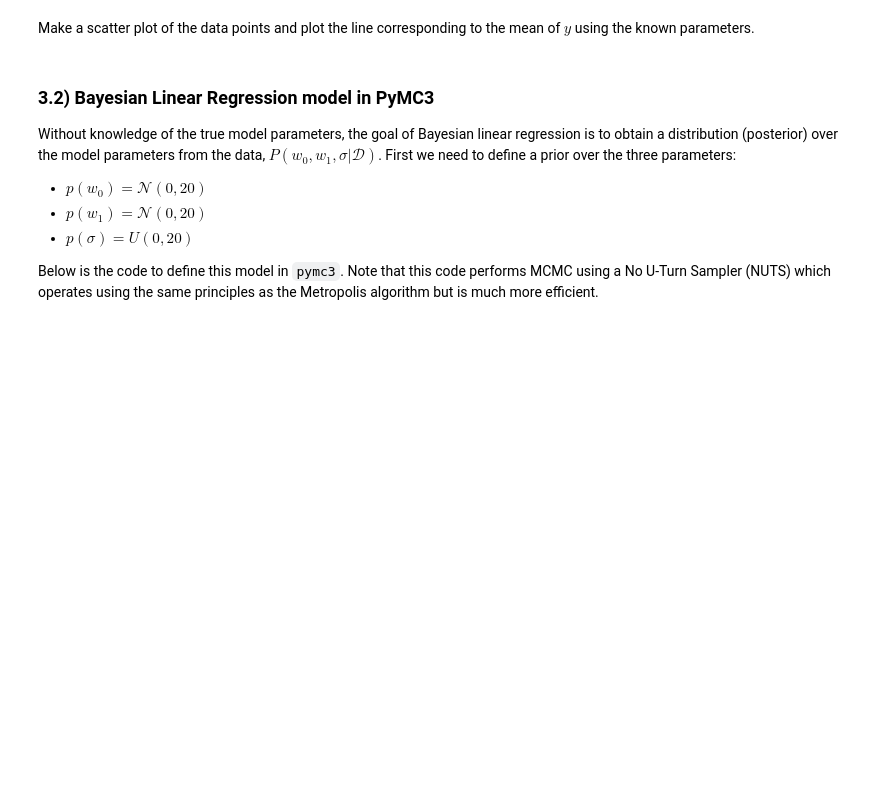
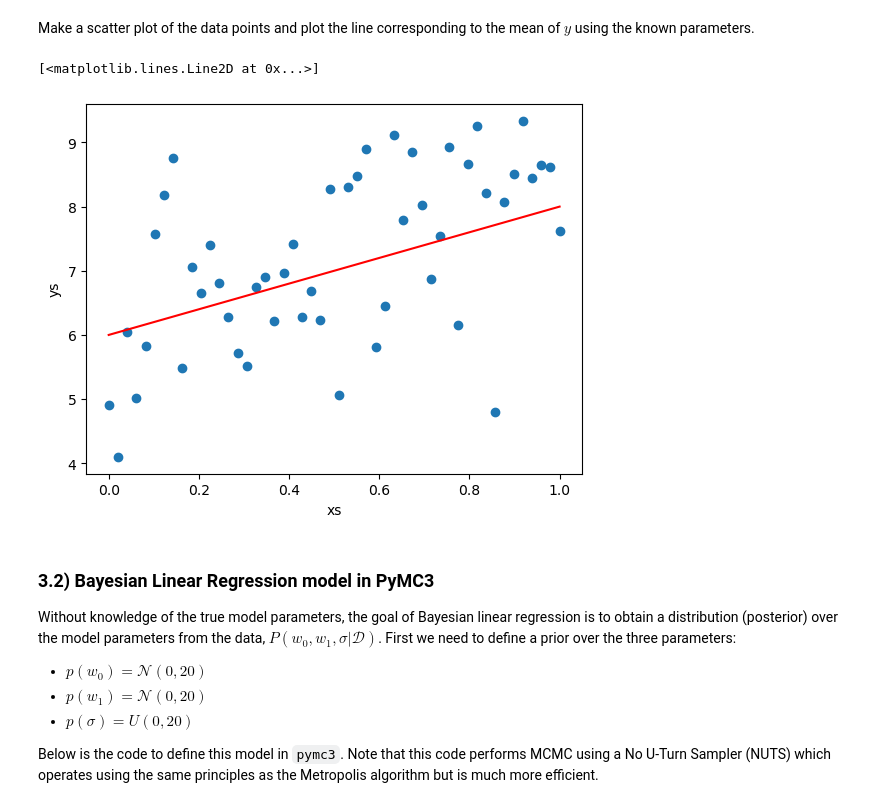
Before and after one commit to hanbin-zhang/lab_sheets_public-hbz, a Jupyter notebook: lab3/lab3-Bayesian_Networks_MCMC_PyMC3.ipynb, the cells around one changed output. Saved outputs shown, nothing was run; the diff lists cells and outputs as text; code cells hidden in the pictures; blank space fills up the shorter version.

```diff
--- a/lab3/lab3-Bayesian_Networks_MCMC_PyMC3.ipynb
+++ b/lab3/lab3-Bayesian_Networks_MCMC_PyMC3.ipynb
@@ -214,3 +303,14 @@ Make a scatter plot of the data points and plot the line corresponding to the me
+# %%
+# write your code here
+fig, ax= plt.subplots()
+ax.set_xlabel("xs")
+ax.set_ylabel("ys")
+ax.scatter(x, y)
+
+ax.plot(x, true_w0 + true_w1*x + 0, 'r', label="fitted line")
+# %% [output]
+[<matplotlib.lines.Line2D at 0x...>]
+[figure, added]
 # %% [markdown]
 ### 3.2) Bayesian Linear Regression model in PyMC3
 
```
Also changed, not shown: parts of 8 cells of this notebook.
